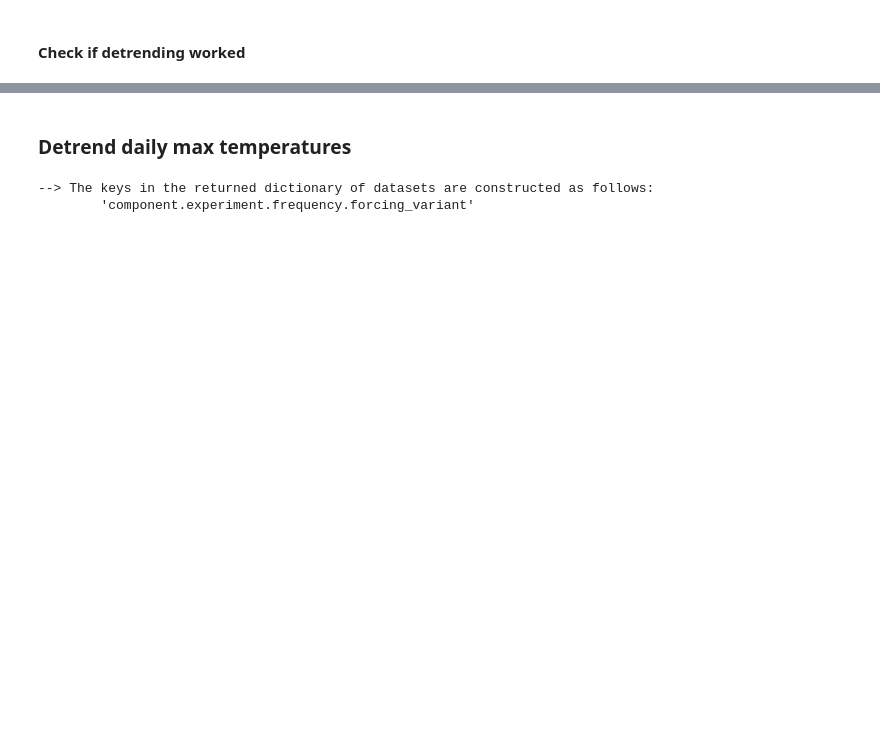
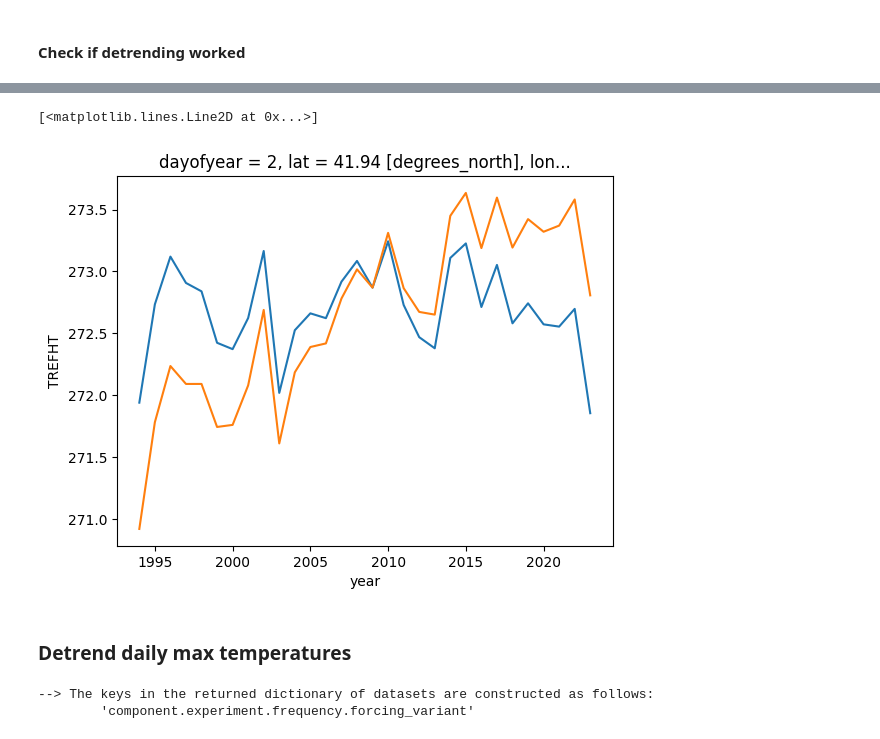
Before and after one commit to hrhampapura/moment_delta_mapping, a Jupyter notebook: notebooks/ncar_casper/00_detrending.ipynb, the cells around one changed output, grey strips where cells are left out. Saved outputs shown, nothing was run; the diff lists cells and outputs as text; code cells hidden in the pictures; blank space fills up the shorter version.

```diff
--- a/notebooks/ncar_casper/00_detrending.ipynb
+++ b/notebooks/ncar_casper/00_detrending.ipynb
@@ -230,4 +299,5 @@ Wall time: 4.05 μs
 %%time
 pi_tmean_daily  = xr.open_zarr(tmean_path +'pre_ind_daily_tmean.zarr').TREFHT
 eoc_tmean_daily = xr.open_zarr(tmean_path +'eoc_daily_tmean.zarr').TREFHT
+cur_tmean_daily = xr.open_zarr(tmean_path +'cur_daily_tmean.zarr').TREFHT
 # %% [output]
@@ -248,6 +325,7 @@ eoc_tmean_detrended = eoc_tmean_detrended.rename('detrended_tmean')
 # %%
 pi_tmean_detrended  = xr.open_zarr(tmean_path +'pre_ind_detrended_tmean.zarr').detrended_tmean
 eoc_tmean_detrended = xr.open_zarr(tmean_path +'eoc_detrended_tmean.zarr').detrended_tmean
+cur_tmean_detrended = xr.open_zarr(tmean_path +'cur_detrended_tmean.zarr').detrended_tmean
 # %%
 %%time
 eoc_tmean_detrended.sel(lat=chic_lat,lon=chic_lon,method='nearest').sel(dayofyear=2).mean('member_id').plot()
@@ -267,2 +345,7 @@ Wall time: 26.9 s
 [<matplotlib.lines.Line2D at 0x...>]
 [figure]
+# %%
+%%time
+cur_tmean_detrended.sel(lat=chic_lat,lon=chic_lon,method='nearest').sel(dayofyear=2).mean('member_id').plot()
+cur_tmean_daily.sel(lat=chic_lat,lon=chic_lon,method='nearest').sel(dayofyear=2).mean('member_id').plot()
+# %% [output]
@@ -269,3 +354,5 @@ Wall time: 26.9 s
+[<matplotlib.lines.Line2D at 0x...>]
+[figure, added]
 # %% [markdown]
 ### Detrend daily max temperatures
 # %%
```
Also changed, not shown: parts of 49 cells of this notebook, 1 other file.
